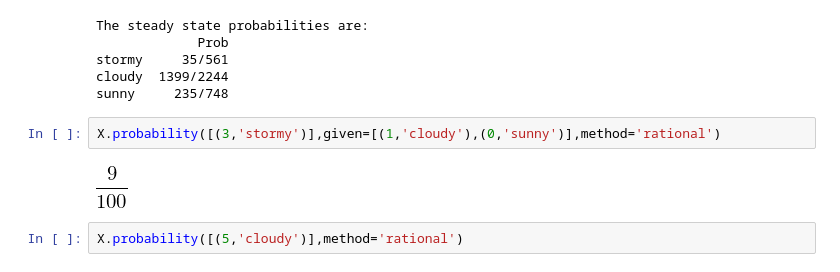
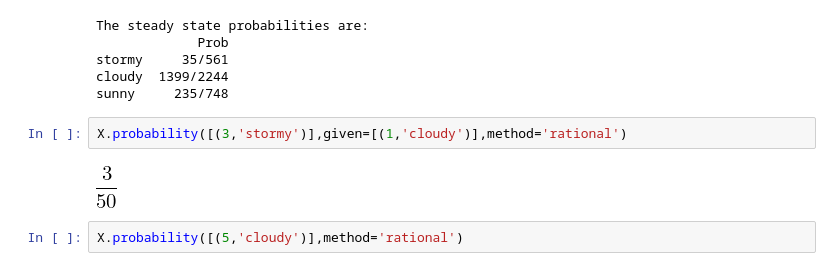
Before and after one commit to MthwRobinson/APPLPy, a Jupyter notebook: docs/APPLPy Paper.ipynb, the cells around one changed output. Drawn from its saved outputs; the diff is of its cells as text.

```diff
--- a/docs/APPLPy Paper.ipynb
+++ b/docs/APPLPy Paper.ipynb
@@ -225,9 +225,9 @@ stormy     35/561
 cloudy  1399/2244
 sunny     235/748
 # %%
-X.probability([(3,'stormy')],given=[(1,'cloudy'),(0,'sunny')],method='rational')
+X.probability([(3,'stormy')],given=[(1,'cloudy')],method='rational')
 # %% [output]
-[figure, old version]
+[figure, new version]
 # %%
 X.probability([(5,'cloudy')],method='rational')
 # %% [output]
```
Also changed, not shown: 4 other files.
